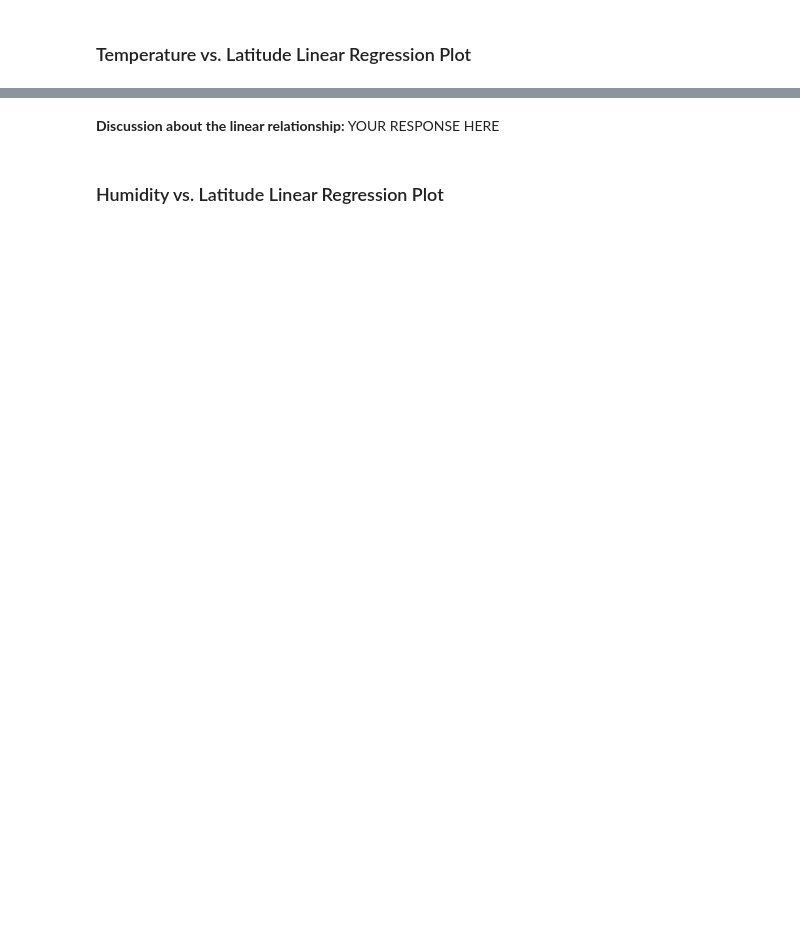
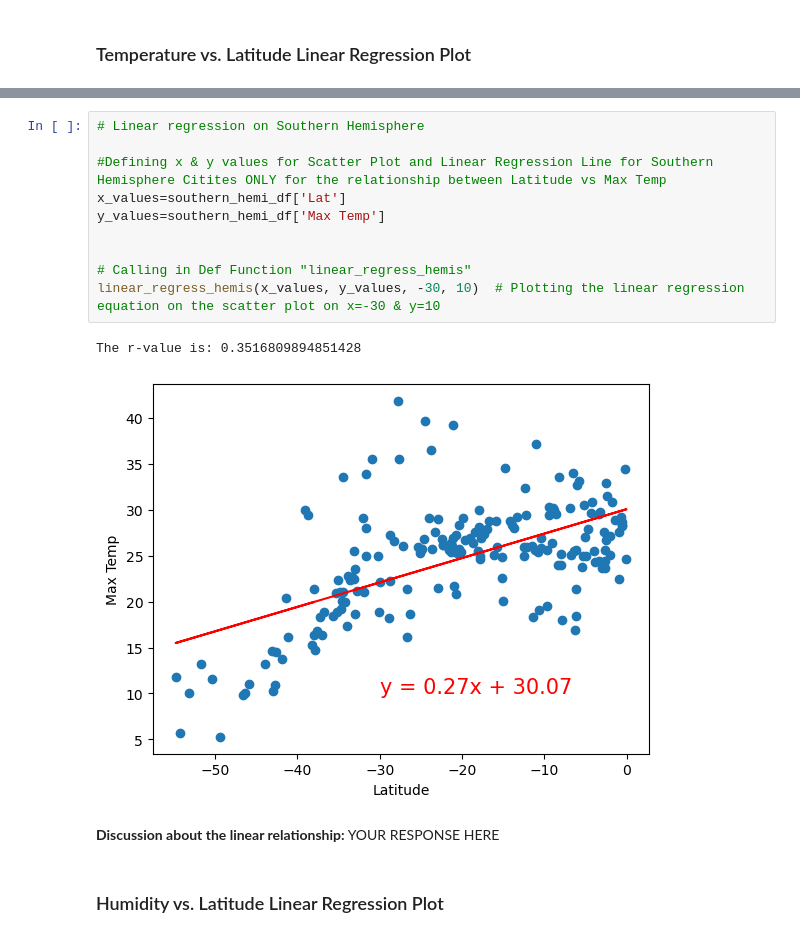
Before and after one commit to nmrodio/python-api-challenge, a Jupyter notebook: WeatherPy/WeatherPy.ipynb, the cells around one changed output, grey strips where cells are left out. Saved outputs shown, nothing was run; the diff lists cells and outputs as text; blank space fills up the shorter version.

```diff
--- a/WeatherPy/WeatherPy.ipynb
+++ b/WeatherPy/WeatherPy.ipynb
@@ -543,3 +384,16 @@ The r-value is: 0.4121057168607245
+# %%
+# Linear regression on Southern Hemisphere
+
+#Defining x & y values for Scatter Plot and Linear Regression Line for Southern Hemisphere Citites ONLY for the relationship between Latitude vs Max Temp
+x_values=southern_hemi_df['Lat']
+y_values=southern_hemi_df['Max Temp']
+
+
+# Calling in Def Function "linear_regress_hemis"
+linear_regress_hemis(x_values, y_values, -30, 10)  # Plotting the linear regression equation on the scatter plot on x=-30 & y=10
+# %% [output]
+The r-value is: 0.3516809894851428
+[figure, added]
 # %% [markdown]
 **Discussion about the linear relationship:** YOUR RESPONSE HERE
 # %% [markdown]
```
Also changed, not shown: parts of 28 cells of this notebook.
